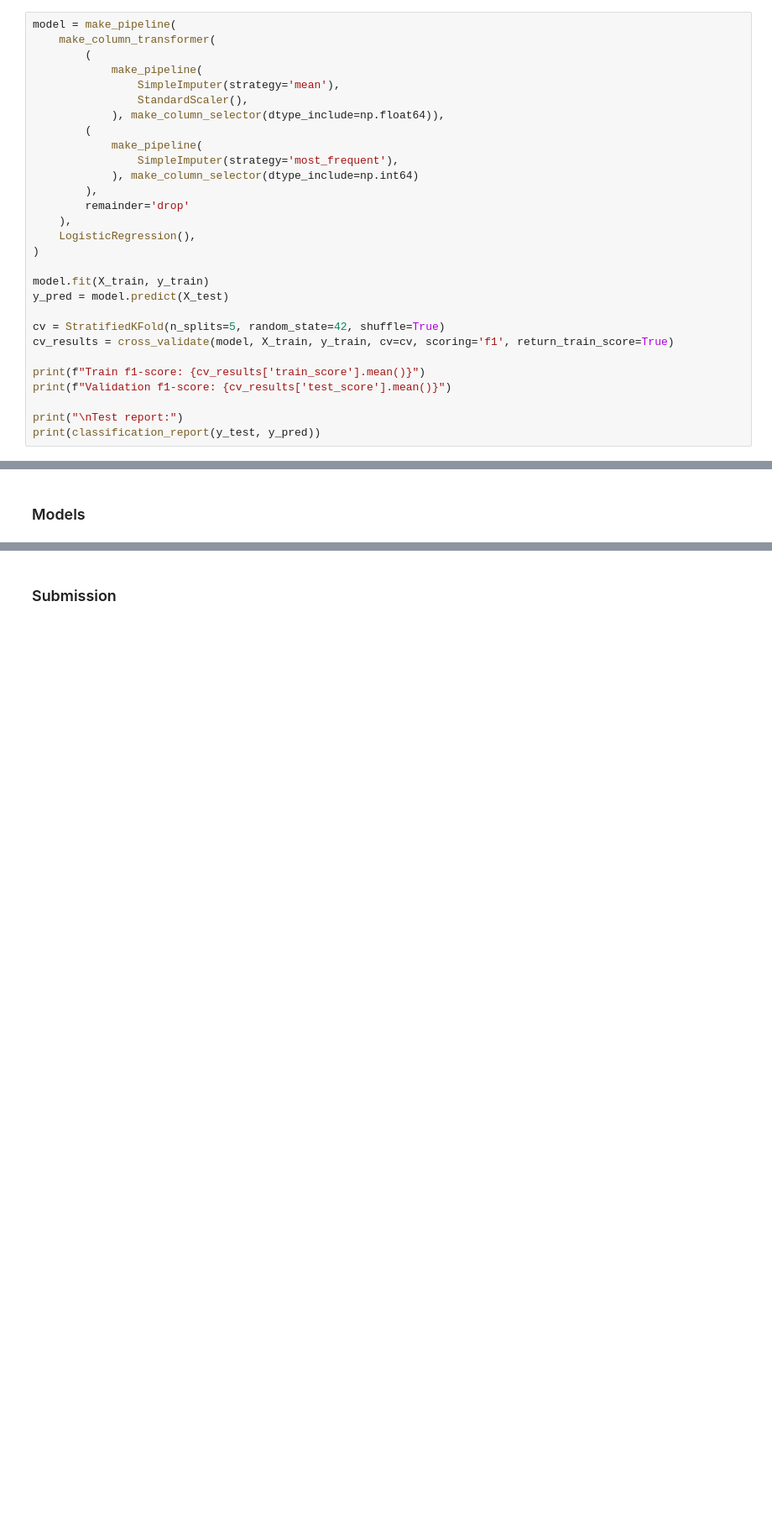
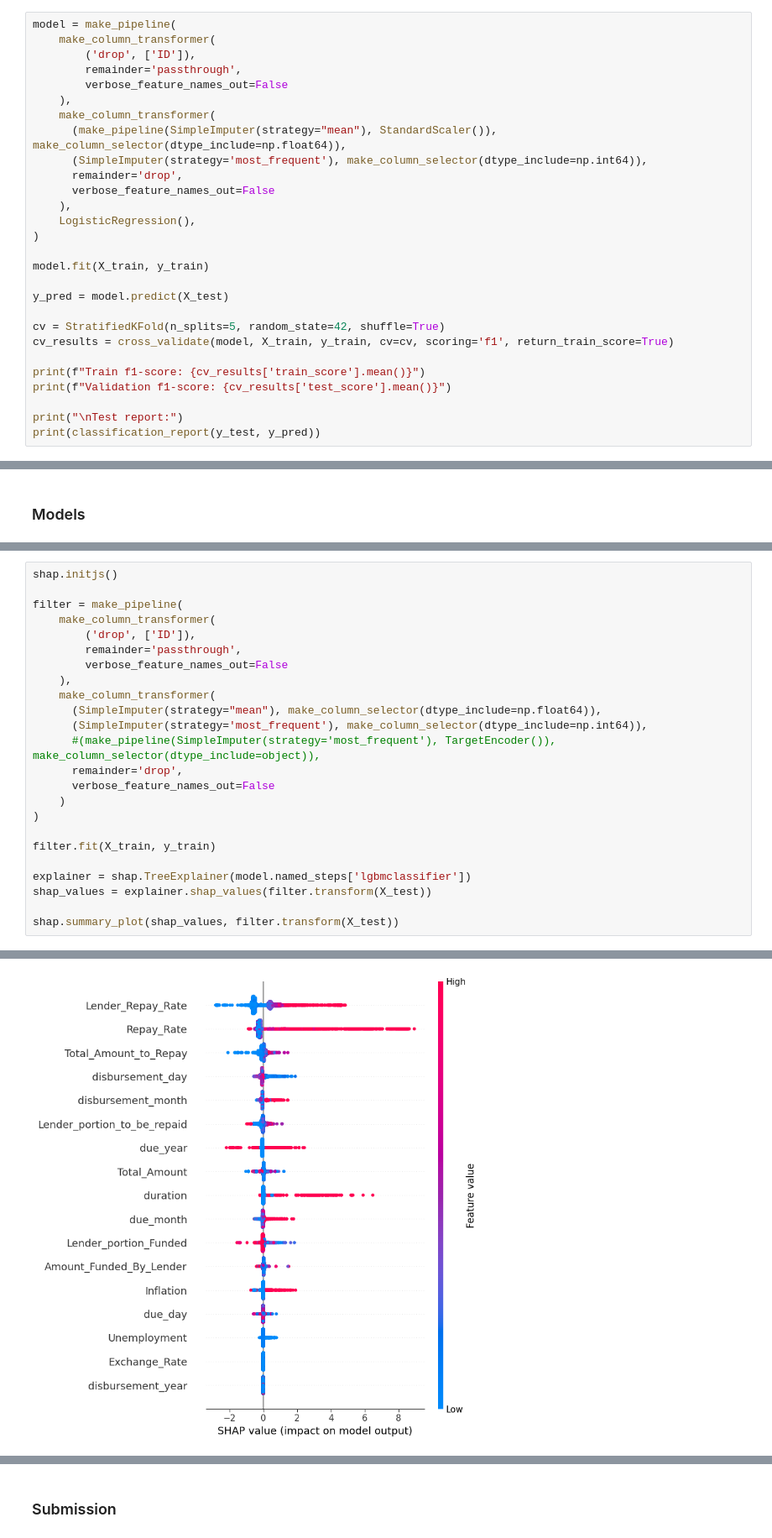
Before and after one commit to Toavina00/Zindi-credit-scoring, a Jupyter notebook: credit-scoring.ipynb, the cells around one changed output, grey strips where cells are left out. Shown: that part at 84% size. Cells and saved outputs as stored; diff of their text form; blank space fills up the shorter version.

```diff
--- a/credit-scoring.ipynb
+++ b/credit-scoring.ipynb
@@ -168,22 +131,21 @@ None
 # %%
 model = make_pipeline(
     make_column_transformer(
-        (
-            make_pipeline(
-                SimpleImputer(strategy='mean'),
-                StandardScaler(),
-            ), make_column_selector(dtype_include=np.float64)),
-        (
-            make_pipeline(
-                SimpleImputer(strategy='most_frequent'),
-            ), make_column_selector(dtype_include=np.int64)
-        ),
-        remainder='drop'
+        ('drop', ['ID']),
+        remainder='passthrough',
+        verbose_feature_names_out=False
+    ),
+    make_column_transformer(
+      (make_pipeline(SimpleImputer(strategy="mean"), StandardScaler()), make_column_selector(dtype_include=np.float64)),
+      (SimpleImputer(strategy='most_frequent'), make_column_selector(dtype_include=np.int64)),
+      remainder='drop',
+      verbose_feature_names_out=False
     ),
     LogisticRegression(),
 )
 
 model.fit(X_train, y_train)
+
 y_pred = model.predict(X_test)
 
 cv = StratifiedKFold(n_splits=5, random_state=42, shuffle=True)
@@ -211,0 +217,25 @@ weighted avg       0.99      0.99      0.99     13731
+# %%
+shap.initjs()
+
+filter = make_pipeline(
+    make_column_transformer(
+        ('drop', ['ID']),
+        remainder='passthrough',
+        verbose_feature_names_out=False
+    ),
+    make_column_transformer(
+      (SimpleImputer(strategy="mean"), make_column_selector(dtype_include=np.float64)),
+      (SimpleImputer(strategy='most_frequent'), make_column_selector(dtype_include=np.int64)),
+      #(make_pipeline(SimpleImputer(strategy='most_frequent'), TargetEncoder()), make_column_selector(dtype_include=object)),
+      remainder='drop',
+      verbose_feature_names_out=False
+    )
+)
+
+filter.fit(X_train, y_train)
+
+explainer = shap.TreeExplainer(model.named_steps['lgbmclassifier'])
+shap_values = explainer.shap_values(filter.transform(X_test))
+
+shap.summary_plot(shap_values, filter.transform(X_test))
+# %% [output]
@@ -211,0 +243 @@ weighted avg       0.99      0.99      0.99     13731
+[figure, added]
```
Also changed, not shown: parts of 31 cells of this notebook.
